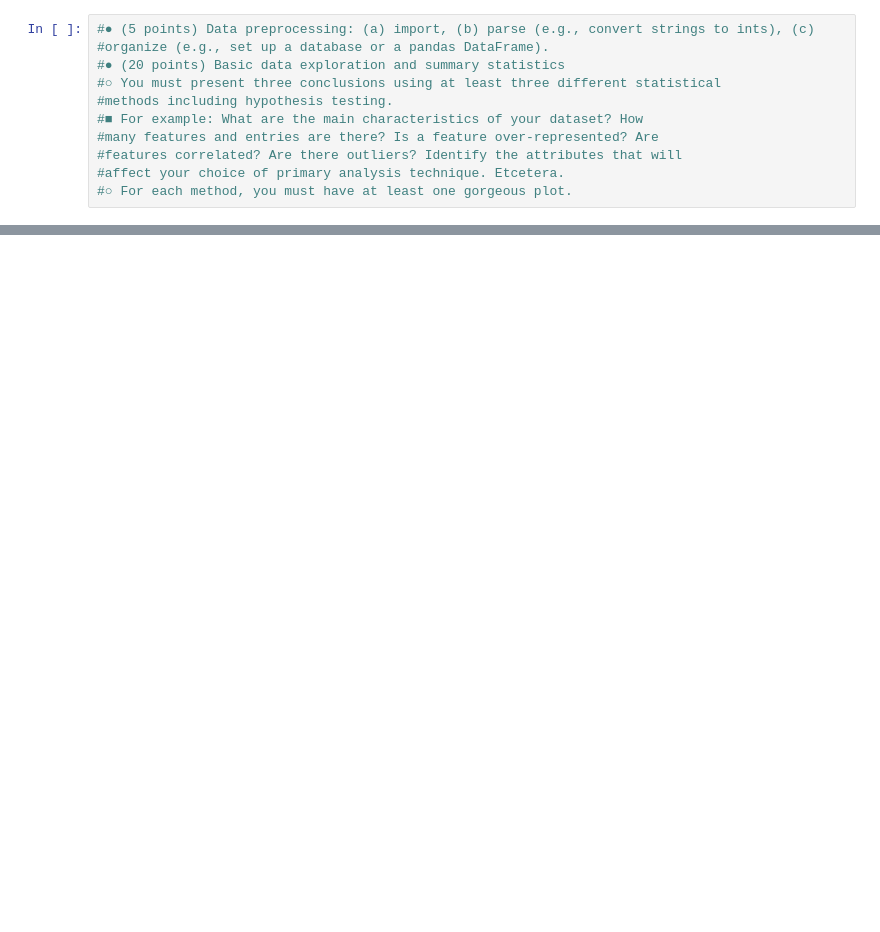
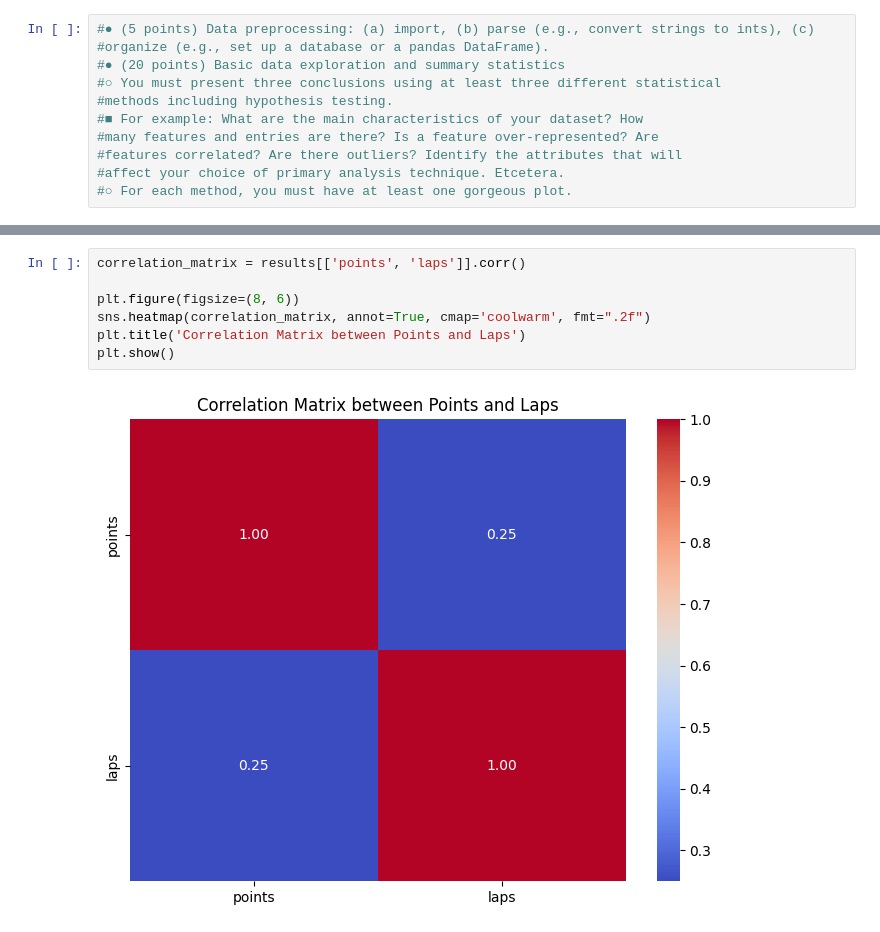
Before and after one commit to DebarshiDey23/CMSC320-FinalProject, a Jupyter notebook: checkpoint2.ipynb, the cells around one changed output, grey strips where cells are left out. Drawn from its saved outputs; the diff is of its cells as text; blank space fills up the shorter version.

```diff
--- a/checkpoint2.ipynb
+++ b/checkpoint2.ipynb
@@ -31,0 +90,9 @@ OSError: Could not find kaggle.json. Make sure it's located in /Users/debarshide
+# %%
+correlation_matrix = results[['points', 'laps']].corr()
+
+plt.figure(figsize=(8, 6))
+sns.heatmap(correlation_matrix, annot=True, cmap='coolwarm', fmt=".2f")
+plt.title('Correlation Matrix between Points and Laps')
+plt.show()
+# %% [output]
+[figure, added]
```
Also changed, not shown: parts of 4 cells of this notebook.
